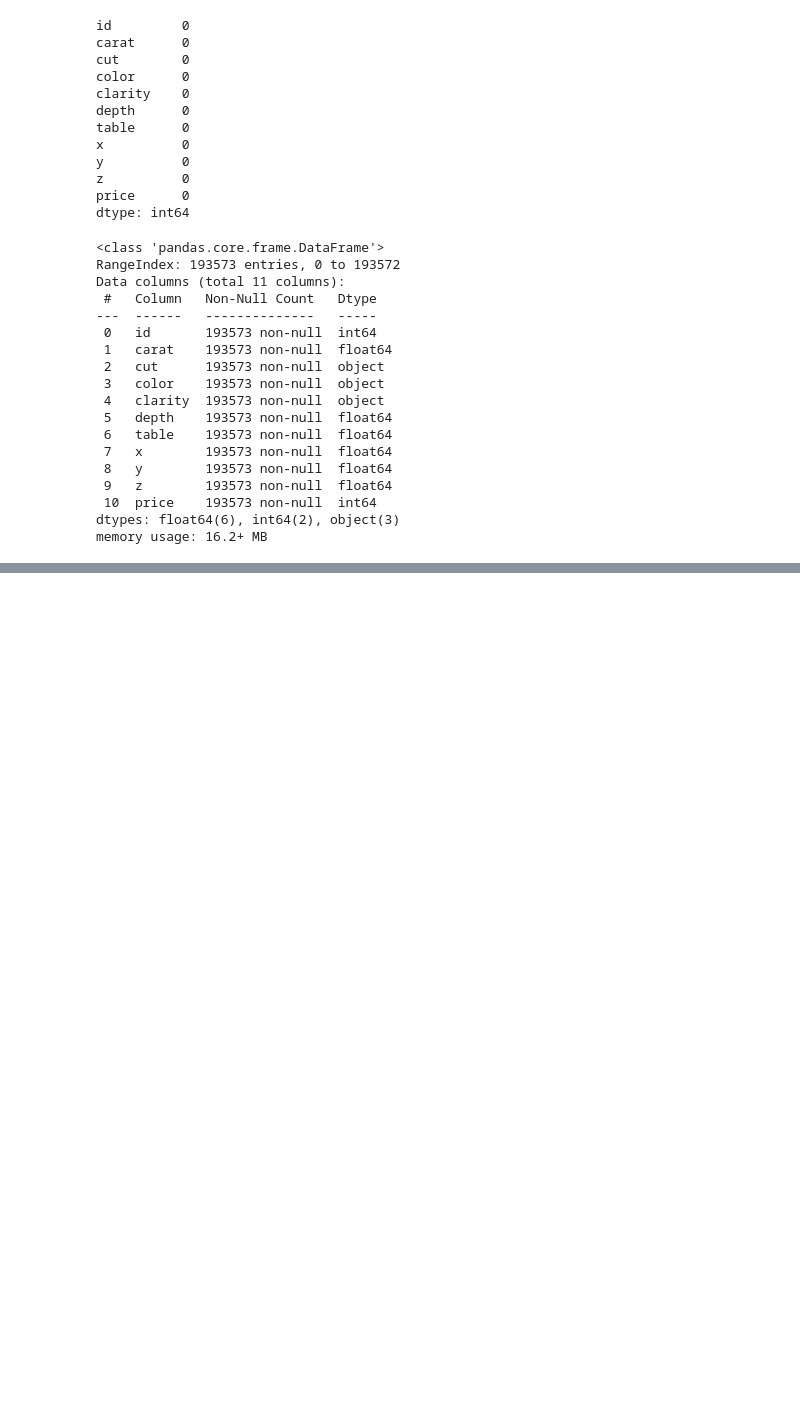
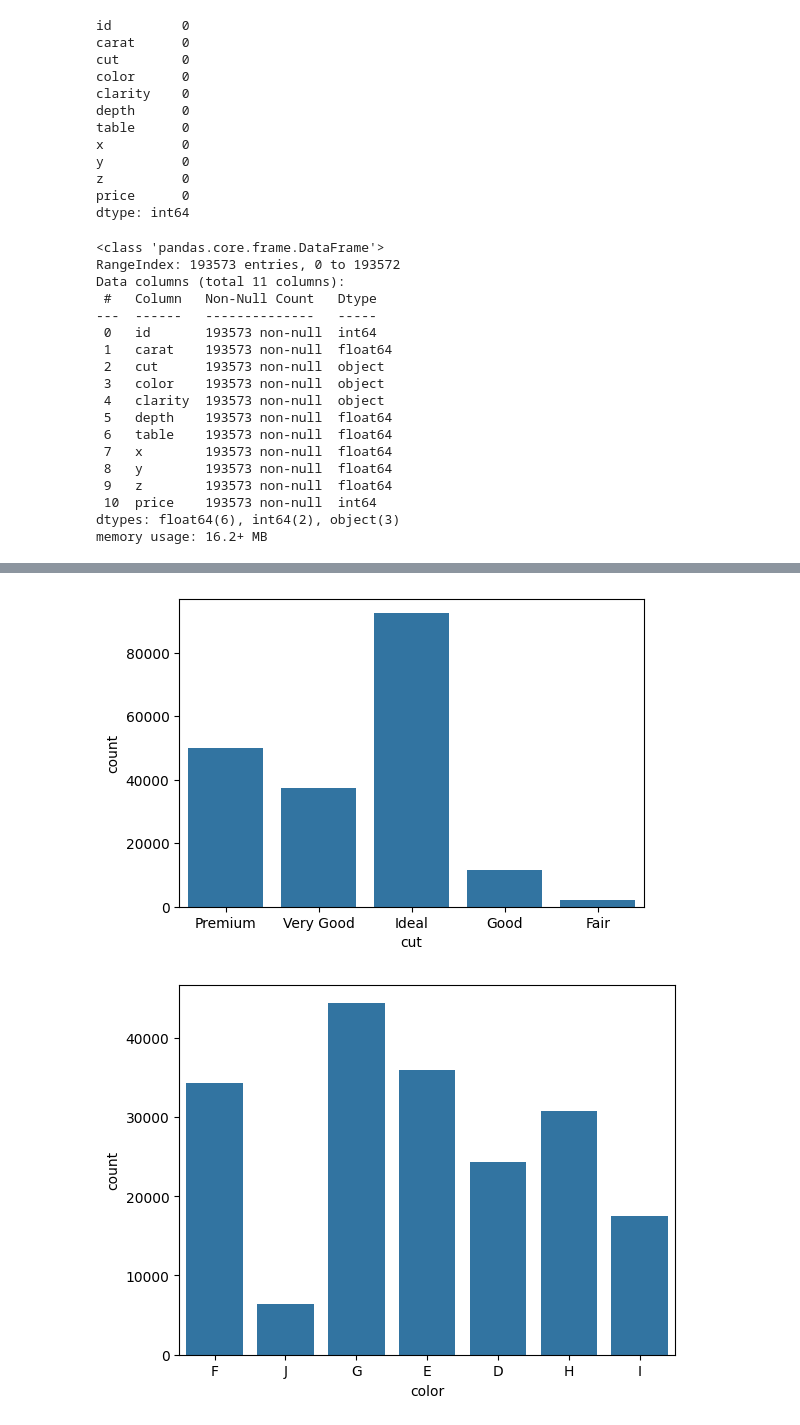
Before and after one commit to Bikash61/fsds-aiml-project, a Jupyter notebook: notebooks/research.ipynb, the cells around one changed output, grey strips where cells are left out. Drawn from its saved outputs; the diff is of its cells as text; code cells hidden in the pictures; blank space fills up the shorter version.

```diff
--- a/notebooks/research.ipynb
+++ b/notebooks/research.ipynb
@@ -91,0 +126,3 @@ memory usage: 16.2+ MB
+# %%
+#Categorical vs Numerica
+categorical_columns = data.columns[data.dtypes == 'object']
@@ -91,0 +234,11 @@ memory usage: 16.2+ MB
+# %%
+#Categorical columns
+plt.figure(figsize=(6,4))
+
+for col in categorical_columns:
+    sns.countplot(data = data, x = col)
+    print("\n")
+    plt.show()
+# %% [output]
+[figure, added]
+[figure, added]
```
Also changed, not shown: parts of 23 cells of this notebook, 1 other file.
